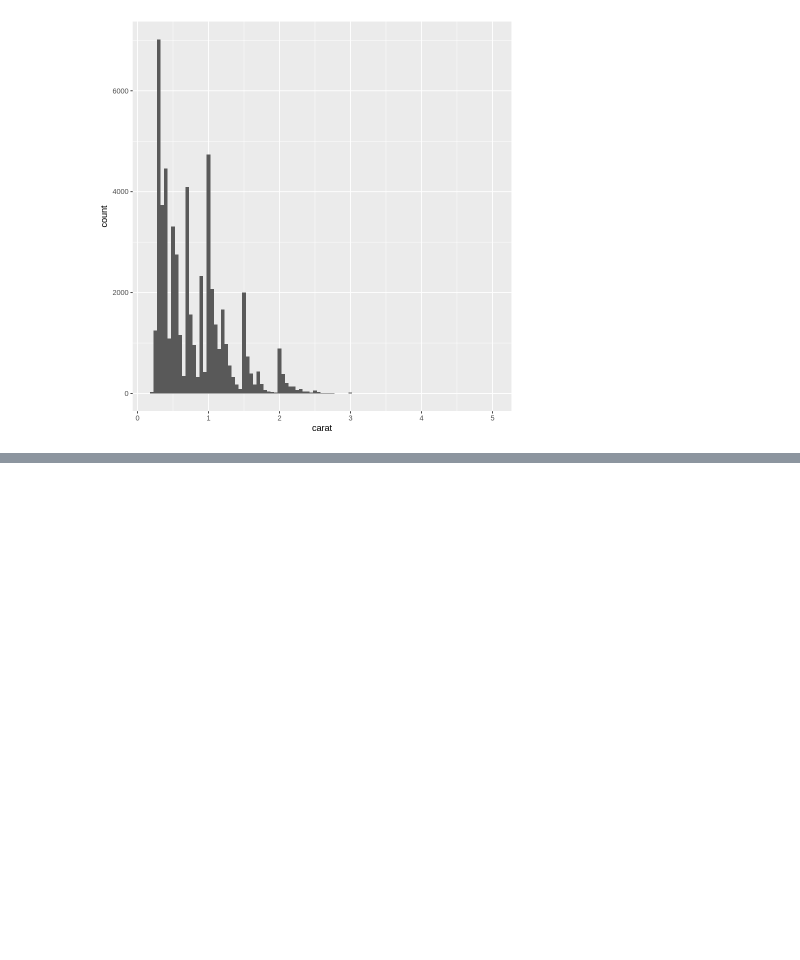
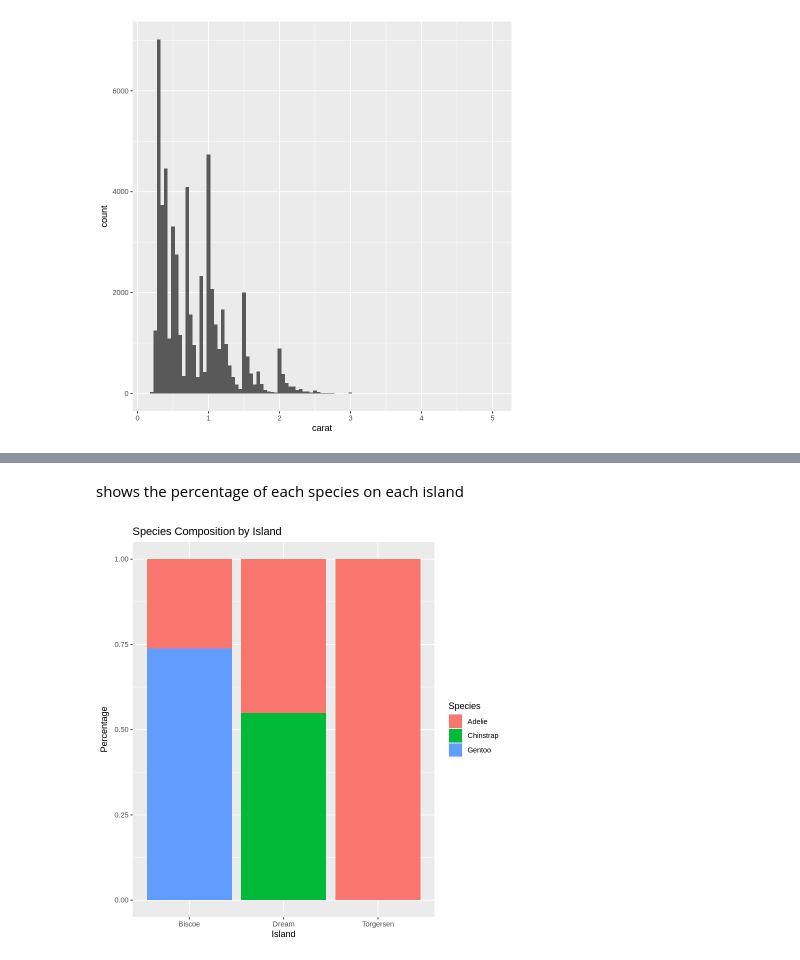
Before and after one commit to glennnoronha/R, a Jupyter notebook: data_visualization.ipynb, the cells around one changed output, grey strips where cells are left out. Cells and saved outputs as stored; diff of their text form; code cells hidden in the pictures; blank space fills up the shorter version.

```diff
--- a/data_visualization.ipynb
+++ b/data_visualization.ipynb
@@ -347,0 +376,9 @@ diamonds %>%
+# %% [markdown]
+shows the percentage of each species on each island
+# %%
+penguins %>%
+  ggplot(aes(x=island, fill=species)) +
+  geom_bar(position="fill") +
+  labs(title = "Species Composition by Island",y="Percentage", fill = "Species", x = "Island")
+# %% [output]
+[figure, added]
```
Also changed, not shown: parts of 10 cells of this notebook.
